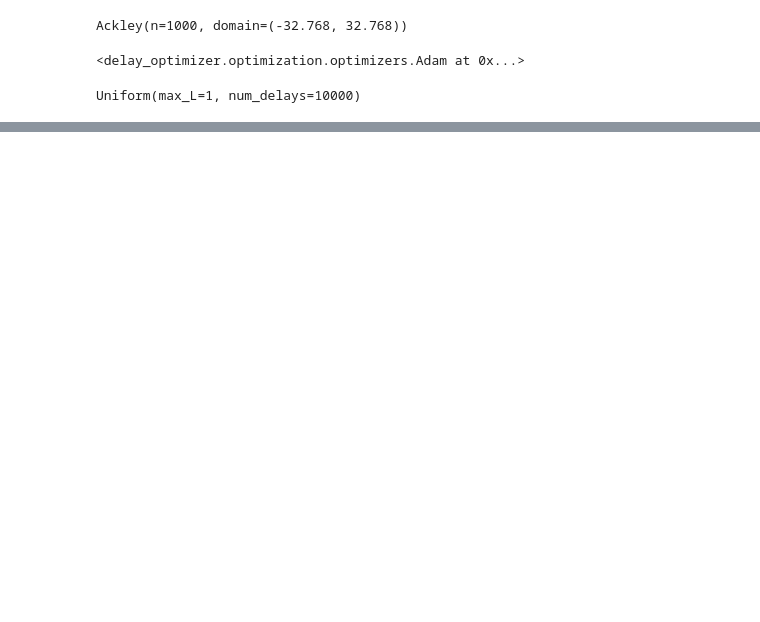
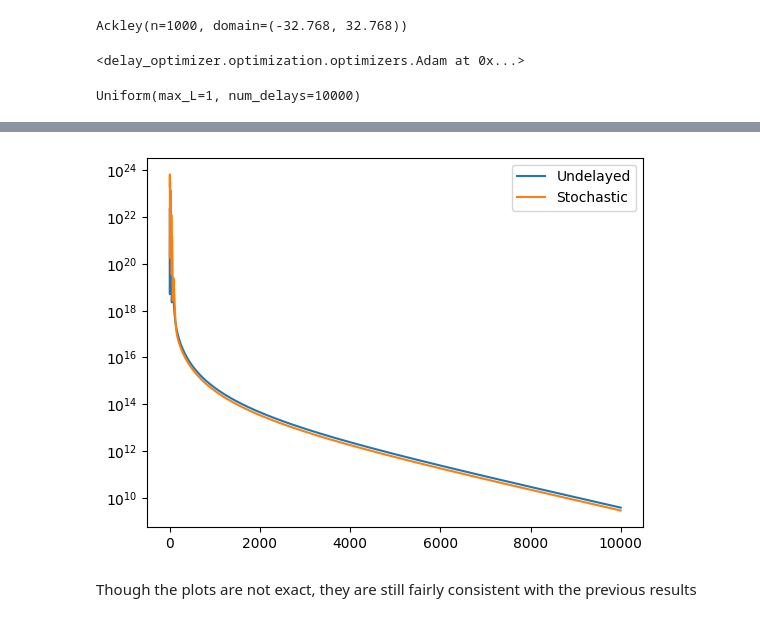
Before and after one commit to ebensonm/delay-optimizer, a Jupyter notebook: notebooks/test.ipynb, the cells around one changed output, grey strips where cells are left out. Drawn from its saved outputs; the diff is of its cells as text; code cells hidden in the pictures; blank space fills up the shorter version.

```diff
--- a/notebooks/test.ipynb
+++ b/notebooks/test.ipynb
@@ -660,0 +755,12 @@ Uniform(max_L=1, num_delays=10000)
+# %%
+zakharov = OptimizationHelper("zakharov", n=1000)
+zakharov.load_points(np.load("data/Zakharov_points_1000.npz")["x_inits"])
+zakharov_data = zakharov.optimize(
+    optimizer="Adam",
+    delay_type="Undelayed",
+    lr=0.986621657063249,
+    beta_1=0.9,
+    beta_2=0.999,
+    maxiter=10000,
+    output_dir="data/zakharov_test.dat"
+)
@@ -660,0 +805,12 @@ Uniform(max_L=1, num_delays=10000)
+# %%
+zakharov_delayed_data = zakharov.optimize(
+    optimizer="Adam",
+    delay_type="Stochastic",
+    lr=5.17289655172414,
+    beta_1=0.9,
+    beta_2=0.999,
+    max_L=1,
+    num_delays=10000,
+    maxiter=10000,
+    output_dir="data/zakharov_delayed_test.dat"
+)
@@ -660,0 +842,8 @@ Uniform(max_L=1, num_delays=10000)
+# %%
+plot_data(zakharov_data, zakharov_delayed_data)
+plt.gca().set_yscale("log")
+plt.show()
+# %% [output]
+[figure, added]
+# %% [markdown]
+Though the plots are not exact, they are still fairly consistent with the previous results
```
Also changed, not shown: parts of 21 cells of this notebook, 3 other files.
